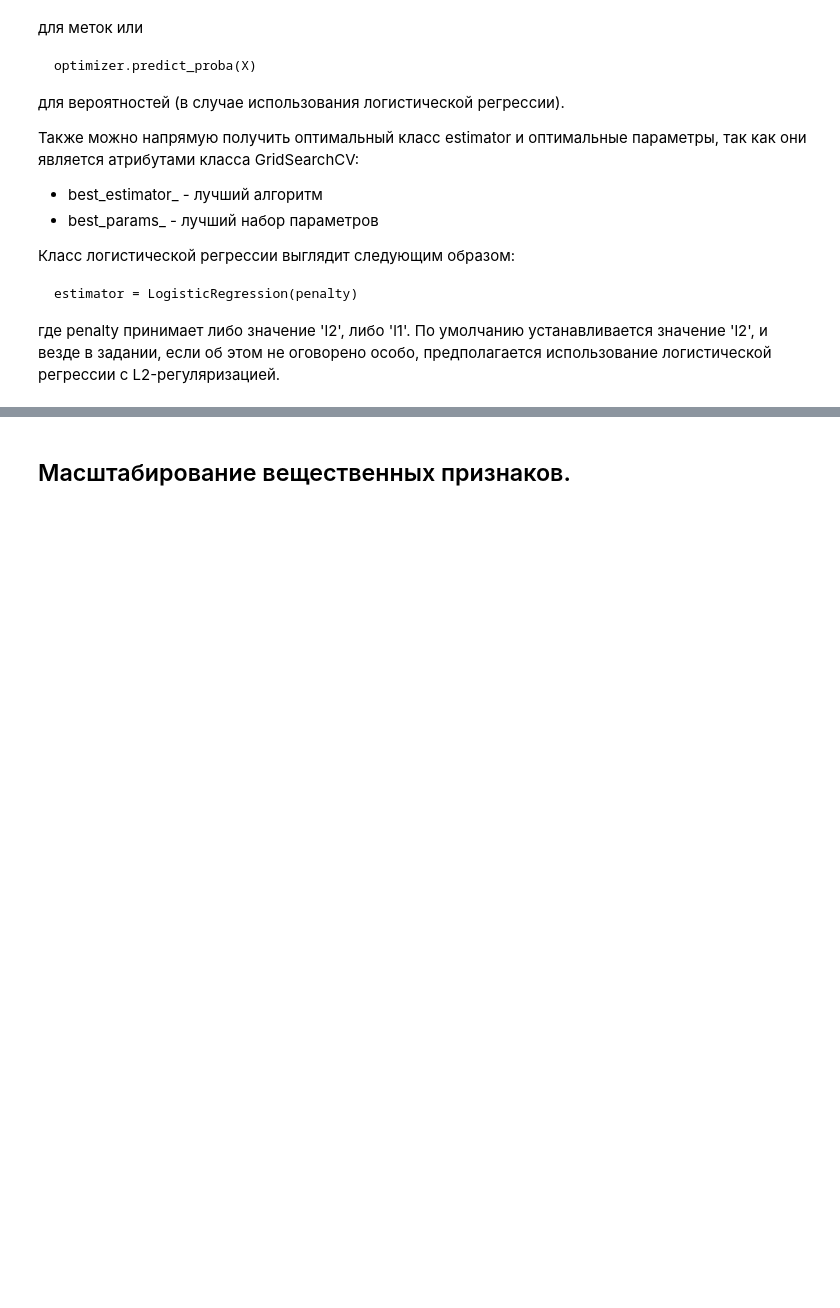
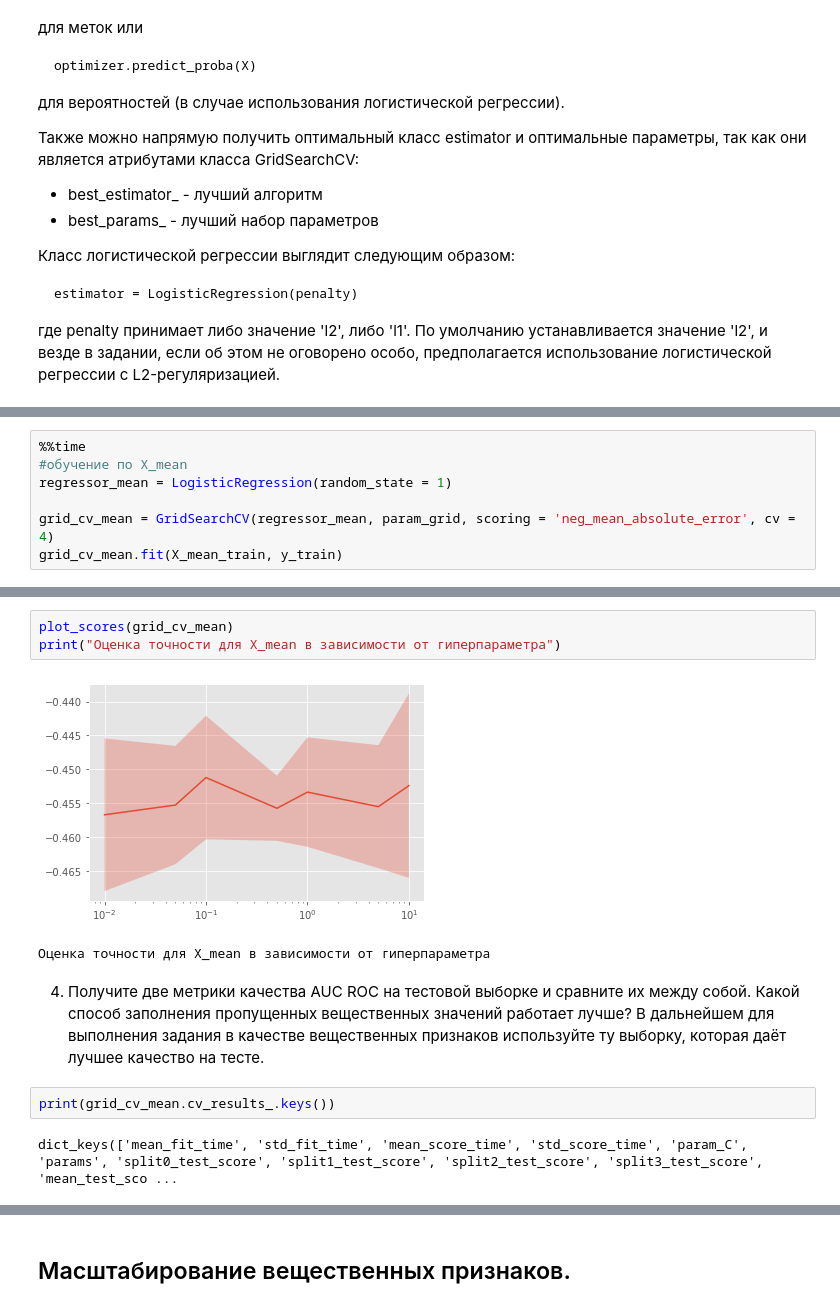
Before and after one commit to daria-popova/coursera_ML, a Jupyter notebook: week2-3/task1_Preprocessing_LR_Coursera.ipynb, the cells around one changed output, grey strips where cells are left out. Saved outputs shown, nothing was run; the diff lists cells and outputs as text; blank space fills up the shorter version.

```diff
--- a/week2-3/task1_Preprocessing_LR_Coursera.ipynb
+++ b/week2-3/task1_Preprocessing_LR_Coursera.ipynb
@@ -330,0 +385,7 @@ from sklearn.model_selection import train_test_split
+# %%
+%%time
+#обучение по X_mean
+regressor_mean = LogisticRegression(random_state = 1)
+
+grid_cv_mean = GridSearchCV(regressor_mean, param_grid, scoring = 'neg_mean_absolute_error', cv = 4)
+grid_cv_mean.fit(X_mean_train, y_train)
@@ -359,0 +426,12 @@ ValueError: all the input array dimensions for the concatenation axis must match
+# %%
+plot_scores(grid_cv_mean)
+print("Оценка точности для X_mean в зависимости от гиперпараметра")
+# %% [output]
+[figure, added]
+Оценка точности для X_mean в зависимости от гиперпараметра
+# %% [markdown]
+4. Получите две метрики качества AUC ROC на тестовой выборке и сравните их между собой. Какой способ заполнения пропущенных вещественных значений работает лучше? В дальнейшем для выполнения задания в качестве вещественных признаков используйте ту выборку, которая даёт лучшее качество на тесте.
+# %%
+print(grid_cv_mean.cv_results_.keys())
+# %% [output]
+dict_keys(['mean_fit_time', 'std_fit_time', 'mean_score_time', 'std_score_time', 'param_C', 'params', 'split0_test_score', 'split1_test_score', 'split2_test_score', 'split3_test_score', 'mean_test_sco ...
```
Also changed, not shown: parts of 19 cells of this notebook, 3 other files.
